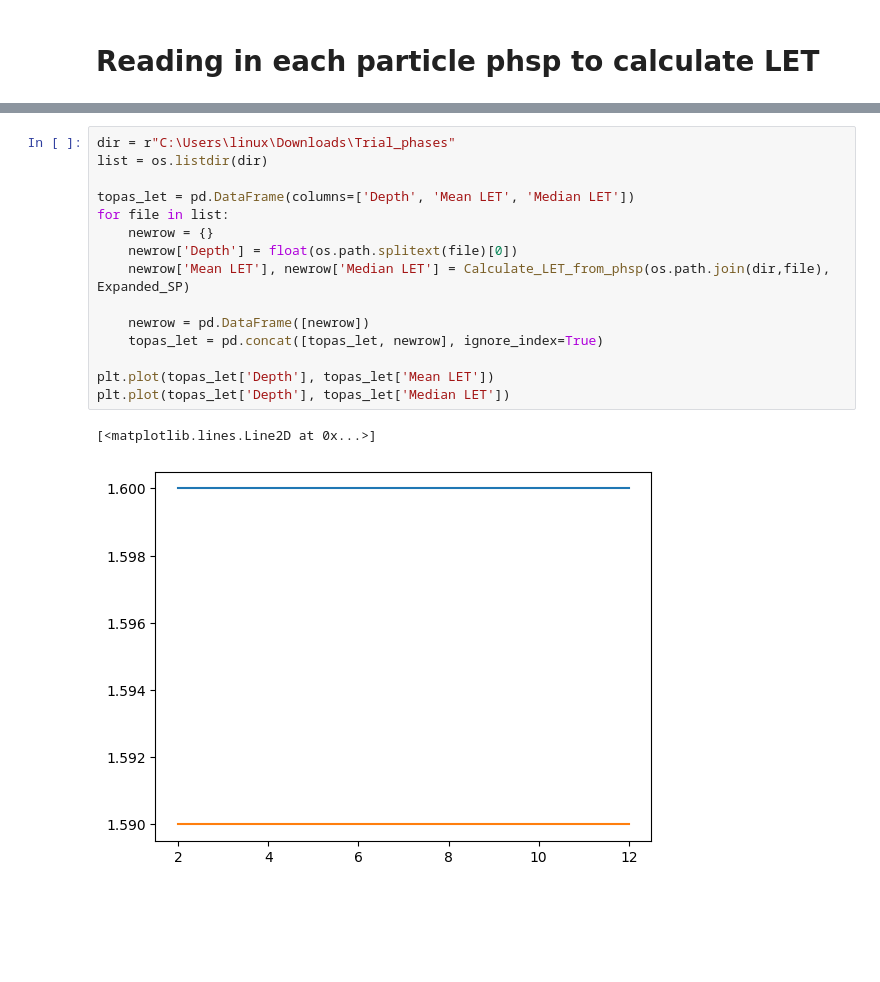
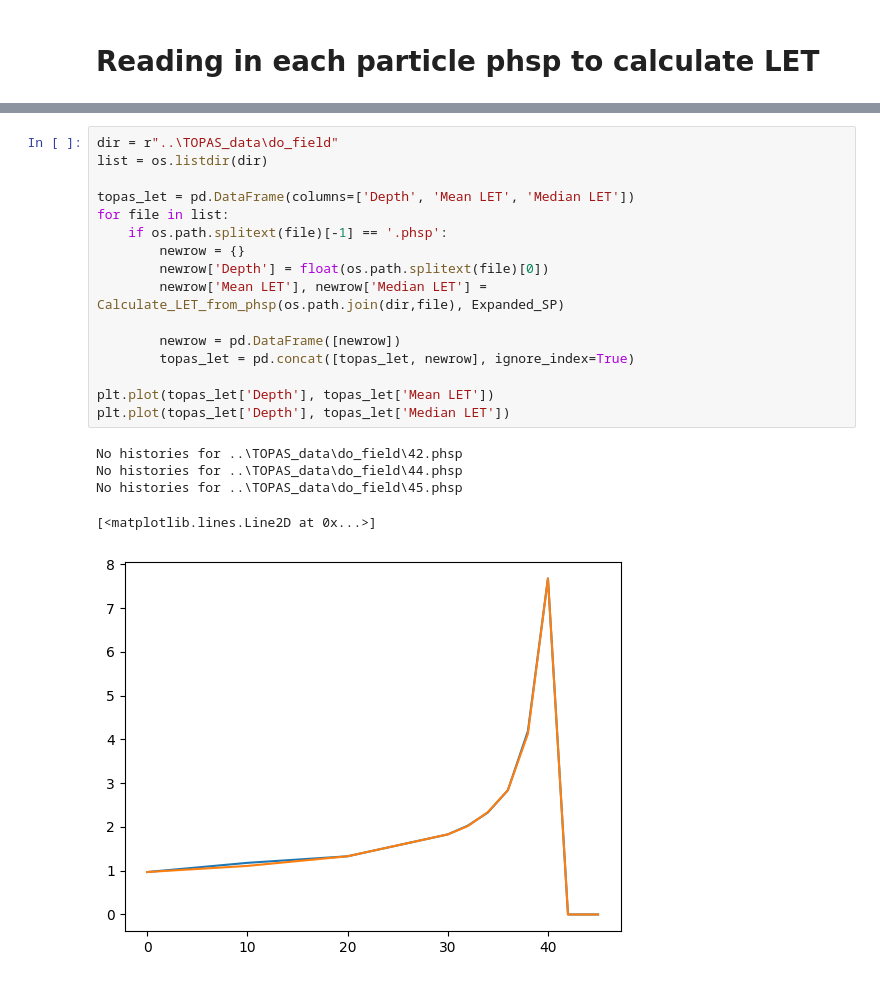
Before and after one commit to BrittHaanen15/Thesis_project, a Jupyter notebook: Python codes/TOPAS beam analysis.ipynb, the cells around one changed output, grey strips where cells are left out. Saved outputs shown, nothing was run; the diff lists cells and outputs as text; blank space fills up the shorter version.

Commit message:
Working on getting data from phsp

```diff
--- a/Python codes/TOPAS beam analysis.ipynb
+++ b/Python codes/TOPAS beam analysis.ipynb
@@ -122,20 +131,24 @@ def Calculate_LET_from_phsp(phsp_path, NIST_data):
 
     return mean_LET, median_LET
 # %%
-dir = r"C:\Users\linux\Downloads\Trial_phases"
+dir = r"..\TOPAS_data\do_field"
 list = os.listdir(dir)
 
 topas_let = pd.DataFrame(columns=['Depth', 'Mean LET', 'Median LET'])
 for file in list:
-    newrow = {}
-    newrow['Depth'] = float(os.path.splitext(file)[0])
-    newrow['Mean LET'], newrow['Median LET'] = Calculate_LET_from_phsp(os.path.join(dir,file), Expanded_SP)
+    if os.path.splitext(file)[-1] == '.phsp':
+        newrow = {}
+        newrow['Depth'] = float(os.path.splitext(file)[0])
+        newrow['Mean LET'], newrow['Median LET'] = Calculate_LET_from_phsp(os.path.join(dir,file), Expanded_SP)
 
-    newrow = pd.DataFrame([newrow])
-    topas_let = pd.concat([topas_let, newrow], ignore_index=True)
+        newrow = pd.DataFrame([newrow])
+        topas_let = pd.concat([topas_let, newrow], ignore_index=True)
 
 plt.plot(topas_let['Depth'], topas_let['Mean LET'])
 plt.plot(topas_let['Depth'], topas_let['Median LET'])
 # %% [output]
-[<matplotlib.lines.Line2D at 0x...>]
+No histories for ..\TOPAS_data\do_field\42.phsp
+No histories for ..\TOPAS_data\do_field\44.phsp
+No histories for ..\TOPAS_data\do_field\45.phsp
+[<matplotlib.lines.Line2D at 0x...>]
-[figure, old version]
+[figure, new version]
```
Also changed, not shown: parts of 1 cell of this notebook, 49 other files.
